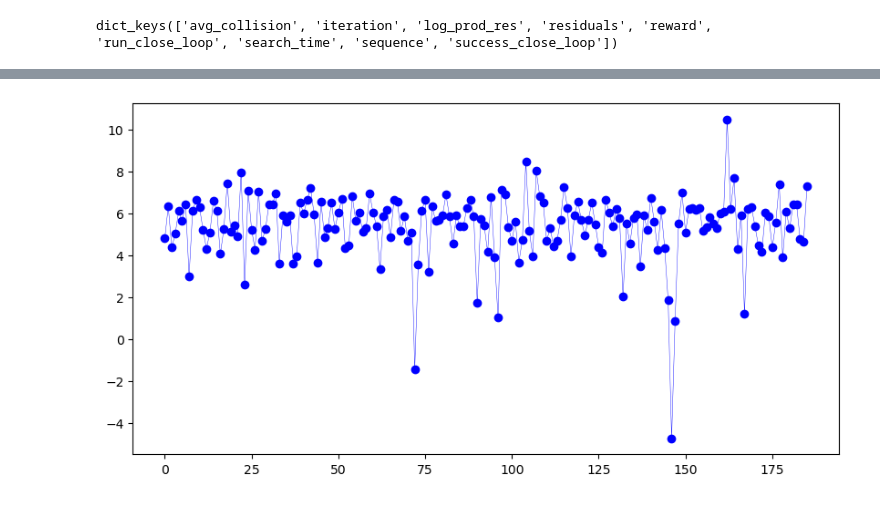
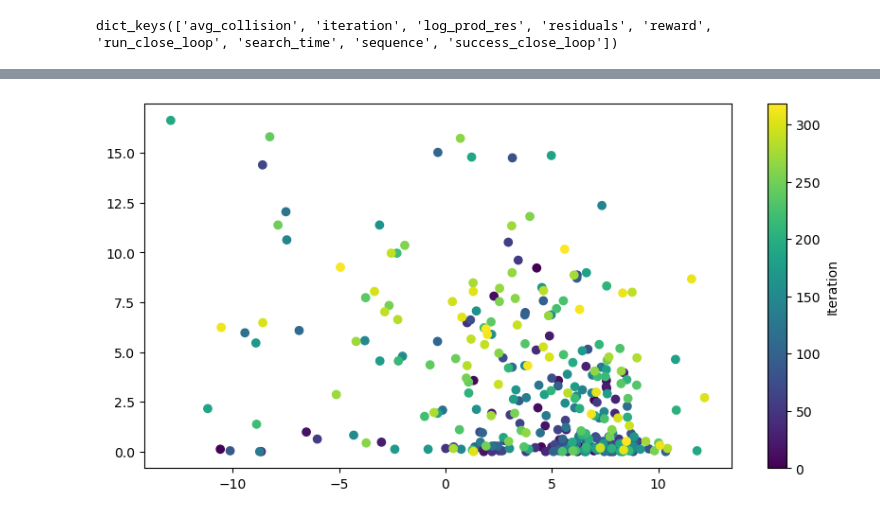
Before and after one commit to Atarilab/learning_cnt_planner, a Jupyter notebook: results.ipynb, the cells around one changed output, grey strips where cells are left out. Cells and saved outputs as stored; diff of their text form; code cells hidden in the pictures.

```diff
--- a/results.ipynb
+++ b/results.ipynb
@@ -1,5 +1,5 @@
 # %%
-SEARCH_DIR_PATH = "/home/atari/workspace/data/climb_box_2025-04-23_08-47-48"
+SEARCH_DIR_PATH = "data/climb_box_2025-05-05_12-54-08"
 %matplotlib inline
 import os
 import numpy as np
@@ -35,8 +115,11 @@ plt.show()
 # %%
-### PLOT RESIDUALS VS ITERATIONS
+### AVG COLLISION VS RESIDUALS
 
 plt.figure(figsize=(10, 5))
-plt.plot(data["iteration"], data["log_prod_res"], label="Avg Collision", color="blue", marker="o", lw = 0.3)
+# plt.scatter(data["log_prod_res"], data["avg_collision"], label="Avg Collision", color="blue", marker="o")
+sc = plt.scatter(data["log_prod_res"], data["avg_collision"], c=data["iteration"], cmap="viridis", marker="o")
+plt.colorbar(sc, label="Iteration")
+
 plt.show()
 # %% [output]
-[figure, old version]
+[figure, new version]
```
Also changed, not shown: parts of 13 cells of this notebook.
